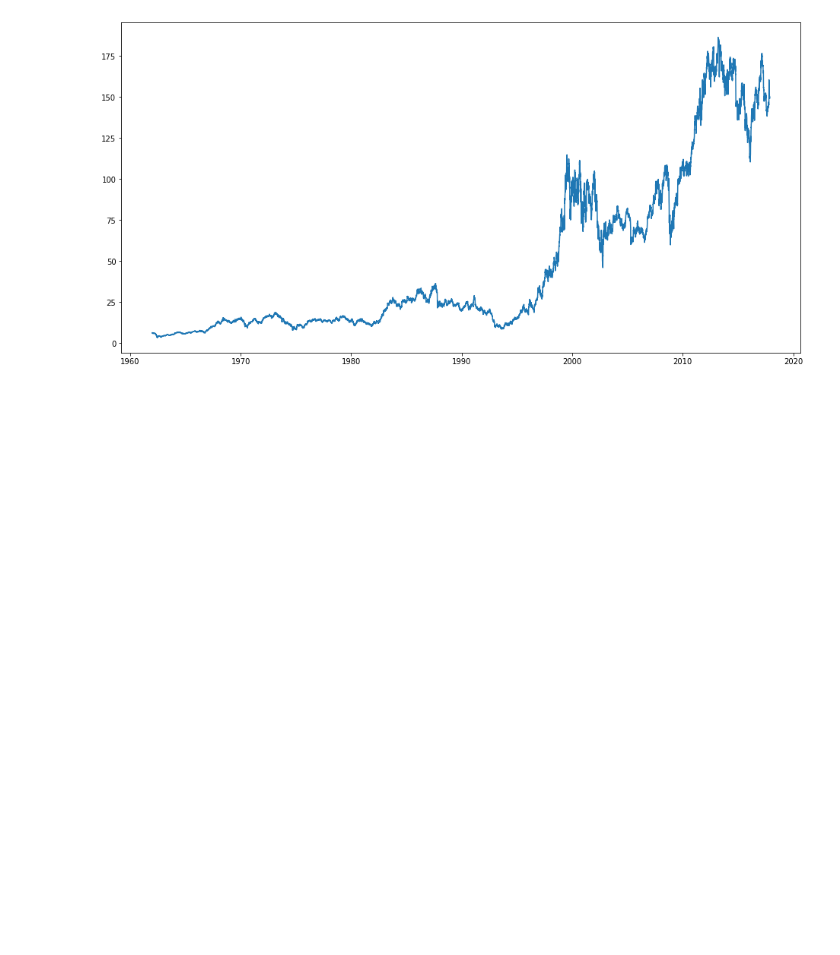
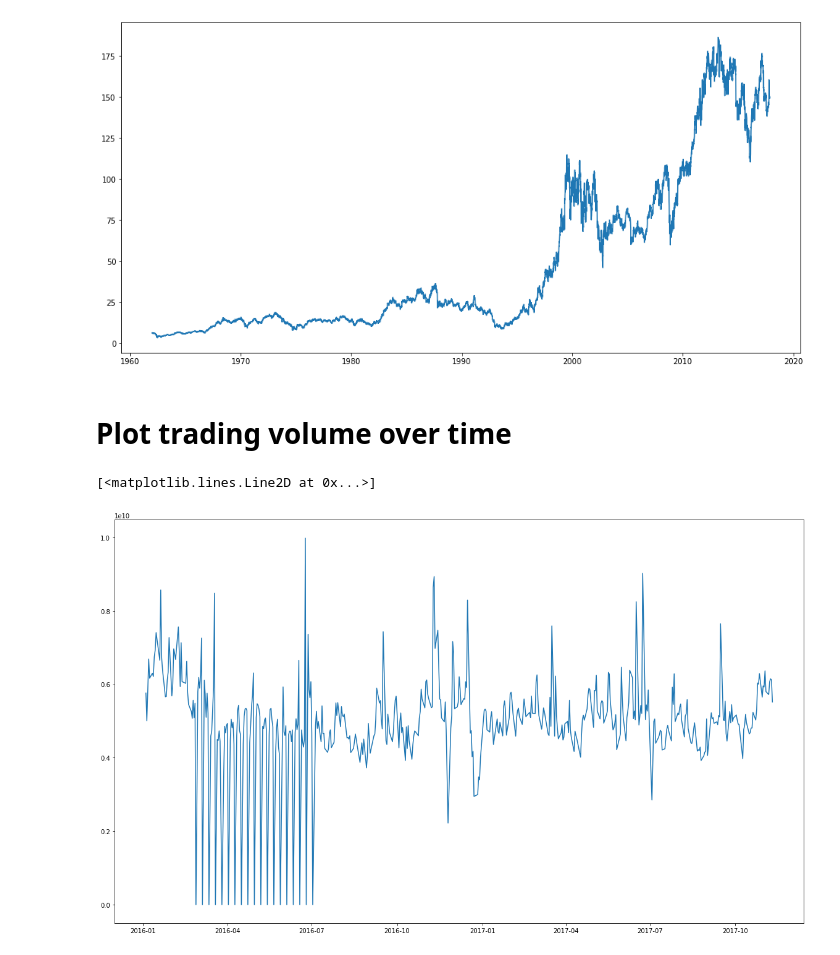
Before and after one commit to sijmenw/udacity-data-science-capstone, a Jupyter notebook: EDA.ipynb, the cells around one changed output. Cells and saved outputs as stored; diff of their text form; code cells hidden in the pictures; blank space fills up the shorter version.

Commit message:
Add baselines for metrics, update logs and plots

```diff
--- a/EDA.ipynb
+++ b/EDA.ipynb
@@ -83,3 +83,20 @@ plt.plot(ngl['Date'], ngl['Close'])
 # %% [output]
 [<matplotlib.lines.Line2D at 0x...>]
 [figure]
+# %% [markdown]
+# Plot trading volume over time
+# %%
+full_set = pd.concat(all_stocks)
+# %%
+df = full_set
+# %%
+df['Date'] = pd.to_datetime(df['Date'])
+# %%
+df2 = df[df['Date'] >= '2016-01-01']
+# %%
+sub = df2.groupby("Date")['Volume'].sum()
+plt.figure(figsize=(20,12))
+plt.plot(sub.index, sub.values)
+# %% [output]
+[<matplotlib.lines.Line2D at 0x...>]
+[figure, added]
```
Also changed, not shown: 1 other file.
